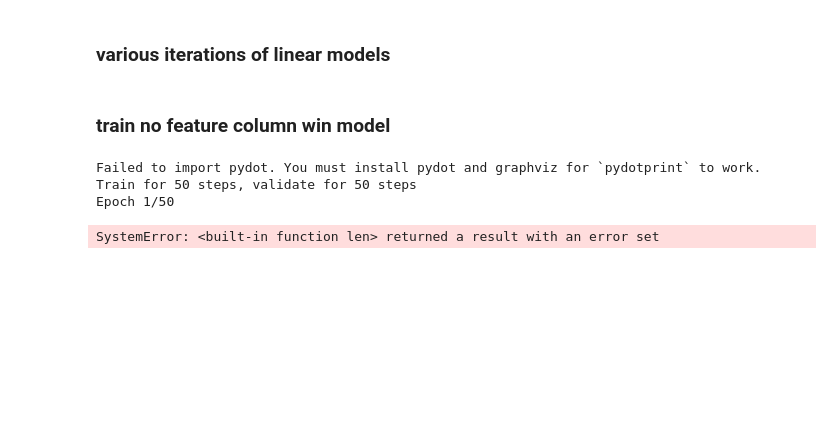
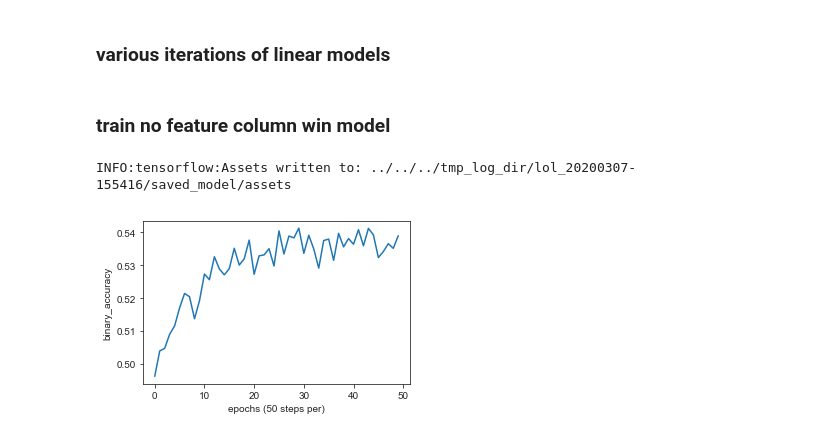
Before and after one commit to JoshEZiegler/MLProjects, a Jupyter notebook: VideoGameDrafting/LeagueOfLegendsProject/LOL_dota2_compat_extra_info_MachineLearning_keras_TF2.ipynb, the cells around one changed output. Drawn from its saved outputs; the diff is of its cells as text; code cells hidden in the pictures; blank space fills up the shorter version.

Commit message:
fixed extra_info and hero_only to workaround shared embedding bug. Now use one-hot encoded heros with dense layer as embedding

```diff
--- a/VideoGameDrafting/LeagueOfLegendsProject/LOL_dota2_compat_extra_info_MachineLearning_keras_TF2.ipynb
+++ b/VideoGameDrafting/LeagueOfLegendsProject/LOL_dota2_compat_extra_info_MachineLearning_keras_TF2.ipynb
@@ -33,8 +33,8 @@ with open(champfile,'r') as fin:
 champ_vocab=[]
 for name,data in champdata['data'].items():
     champ_vocab.append(data['key'])
-champ_vocab = [int(i) for i in champ_vocab]
-print(len(champ_vocab))
+hero_vocab = [int(i) for i in champ_vocab]
+print(len(hero_vocab))
 # %% [output]
 144
 # %% [markdown]
@@ -57,9 +57,9 @@ def _parse_function_extra_info(example_proto):
     #loop through five times to capture each hero on each team
     for i in range(5):
         #64 bit int for hero
-        features["radiant_hero"+str(i)] =tf.io.FixedLenFeature(1, dtype=tf.int64)
+        features["radiant_hero"+str(i)]=tf.io.FixedLenFeature(1, dtype=tf.int64)
         #there are 4 pieces of info for a hero in LOL
-        features["radiant_hero_info"+str(i)] =tf.io.FixedLenFeature(4, dtype=tf.int64)
+        features["radiant_hero_info"+str(i)]=tf.io.FixedLenFeature(4, dtype=tf.int64)
         #there are 6 possible tags for a hero in LOL
         features["radiant_hero_tags"+str(i)] =tf.io.FixedLenFeature(6, dtype=tf.int64)
         features["dire_hero"+str(i)] =tf.io.FixedLenFeature(1, dtype=tf.int64)
@@ -70,13 +70,15 @@ def _parse_function_extra_info(example_proto):
     features["targets"] = tf.io.FixedLenFeature(1, dtype=tf.int64)
 
     parsed_features = tf.io.parse_single_example(example_proto, features)
-
+    num_heroes=len(hero_vocab)
     hero_dict={}
     for i in range(5):
-        hero_dict['radiant_hero'+str(i)]=parsed_features['radiant_hero'+str(i)]
+        hero_dict['radiant_hero'+str(i)]=tf.one_hot(parsed_features['radiant_hero'+str(i)],
+                                                    num_heroes)
         hero_dict['radiant_hero_info'+str(i)]=parsed_features['radiant_hero_info'+str(i)]
         hero_dict['radiant_hero_tags'+str(i)]=parsed_features['radiant_hero_tags'+str(i)]
-        hero_dict['dire_hero'+str(i)]=parsed_features['dire_hero'+str(i)]
+        hero_dict['dire_hero'+str(i)]=tf.one_hot(parsed_features['dire_hero'+str(i)],
+                                                 num_heroes)
         hero_dict['dire_hero_info'+str(i)]=parsed_features['dire_hero_info'+str(i)]
         hero_dict['dire_hero_tags'+str(i)]=parsed_features['dire_hero_tags'+str(i)]
 
@@ -137,9 +221,8 @@ def define_linear_model_extra_info(vocab_len,
     '''
 
     ##define hero processing layers
-    #embed hero
-    embed_hero = tf.keras.layers.Embedding(input_dim=vocab_len,
-                                           output_dim=embedding_dims)
+    #embed hero with dense because shared embedding layers are broken
+    dense_hero = tf.keras.layers.Dense(embedding_dims,activation='linear')
     #process tags into num of values specified by dense outputs value
     dense_hero_tags = tf.keras.layers.Dense(1,activation='linear')
     #process info into num of values specified by dense outputs value
@@ -154,9 +237,9 @@ def define_linear_model_extra_info(vocab_len,
     for i in range(5):
         #add radiant hero to hero_input list and process with
         #    embed_hero layer
-        hero_input.append(tf.keras.Input(shape=(1,),
+        hero_input.append(tf.keras.Input(shape=(1,len(hero_vocab),),
                                          name='radiant_hero'+str(i)))
-        x_rh = embed_hero(hero_input[-1])
+        x_rh = dense_hero(hero_input[-1])
         x_rh = tf.keras.layers.Flatten()(x_rh)
         #add radiant hero info to hero_input list and process with
         #    dense_tags layer
@@ -171,13 +254,12 @@ def define_linear_model_extra_info(vocab_len,
         #append output of hero layers to rad_out_layer for summing later
         rad_hero_output.append(tf.keras.layers.concatenate([x_rh,x_rhi,x_rht]))
 
-
         #add dire hero to hero_input list and process with
         #    embed_hero layer
-        hero_input.append(tf.keras.Input(shape=(1,),
+        hero_input.append(tf.keras.Input(shape=(1,len(hero_vocab),),
                                          name='dire_hero'+str(i)))
-        x_dh = embed_hero(hero_input[-1])
-        x_dh = tf.keras.layers.Flatten()(x_dh)
+        x_dh = dense_hero(hero_input[-1])
+        x_dh = tf.keras.layers.Flatten(data_format='channels_last')(x_dh)
         #add dire hero info to hero_input list and process with
         #    dense_info layer
         hero_input.append(tf.keras.Input(shape=(4,),#4 info types
@@ -199,7 +281,7 @@ def define_linear_model_extra_info(vocab_len,
     #   to a single vector for each team
     x = tf.keras.layers.concatenate([rad_hero_sum,dire_hero_sum])
     x = tf.keras.layers.Dense(1, activation='linear')(x)
-
+    x = tf.keras.layers.Flatten()(x)
     #define skill input layer
     skill = tf.keras.Input(shape=(2,),name='skill_level')
     #concat skill input with output of hero layers
@@ -209,7 +291,8 @@ def define_linear_model_extra_info(vocab_len,
     win_predict = tf.keras.layers.Dense(1,activation='sigmoid')(x)
     model = tf.keras.Model(inputs=[hero_input,skill],
                            outputs=win_predict,name="radiant_win")
-    tf.keras.utils.plot_model(model, 'multi_input_model.png', show_shapes=True)
+    #tf.keras.utils.plot_model(model, show_shapes=False)
+    #model.summary()
     return model
 # %%
 #define the linear model with no feature columns
@@ -318,18 +408,17 @@ validation_file_novocab = os.path.join('LOL_data',
                              'lol_validation_data',
                              'blue_win_extra_info_dota2_compat_lol_validation_data.tfrecords')
 # %%
-optimizer = tf.keras.optimizers.Adam(learning_rate=0.0005)
-history = train_linear_model_extra_info(
+optimizer = tf.keras.optimizers.Adam(learning_rate=0.001)
+history = train_linear_model(
             optimizer,
+            model_type='hero_only',
             vocab_len=len(champ_vocab),
-            embedding_dims=1,
+            embedding_dims=2,
             batch_size=500,
             epochs=50,
             training_path=training_file_novocab,
             validation_path=validation_file_novocab,
             compression_type='GZIP')
 # %% [output]
-Failed to import pydot. You must install pydot and graphviz for `pydotprint` to work.
-Train for 50 steps, validate for 50 steps
-Epoch 1/50
+INFO:tensorflow:Assets written to: ../../../tmp_log_dir/lol_20200307-155416/saved_model/assets
-SystemError: <built-in function len> returned a result with an error set
+[figure, added]
```
Also changed, not shown: parts of 5 cells of this notebook.
